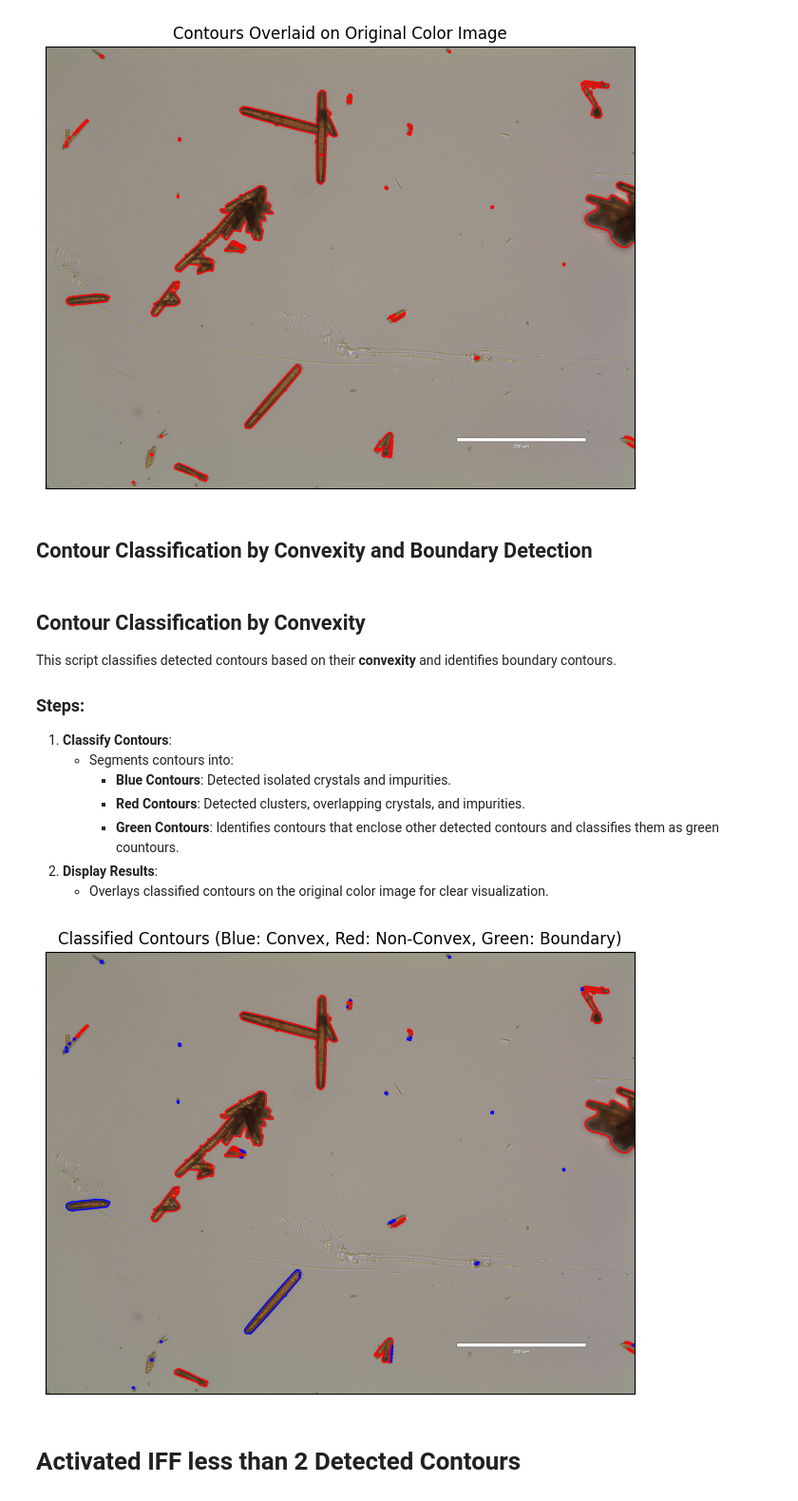
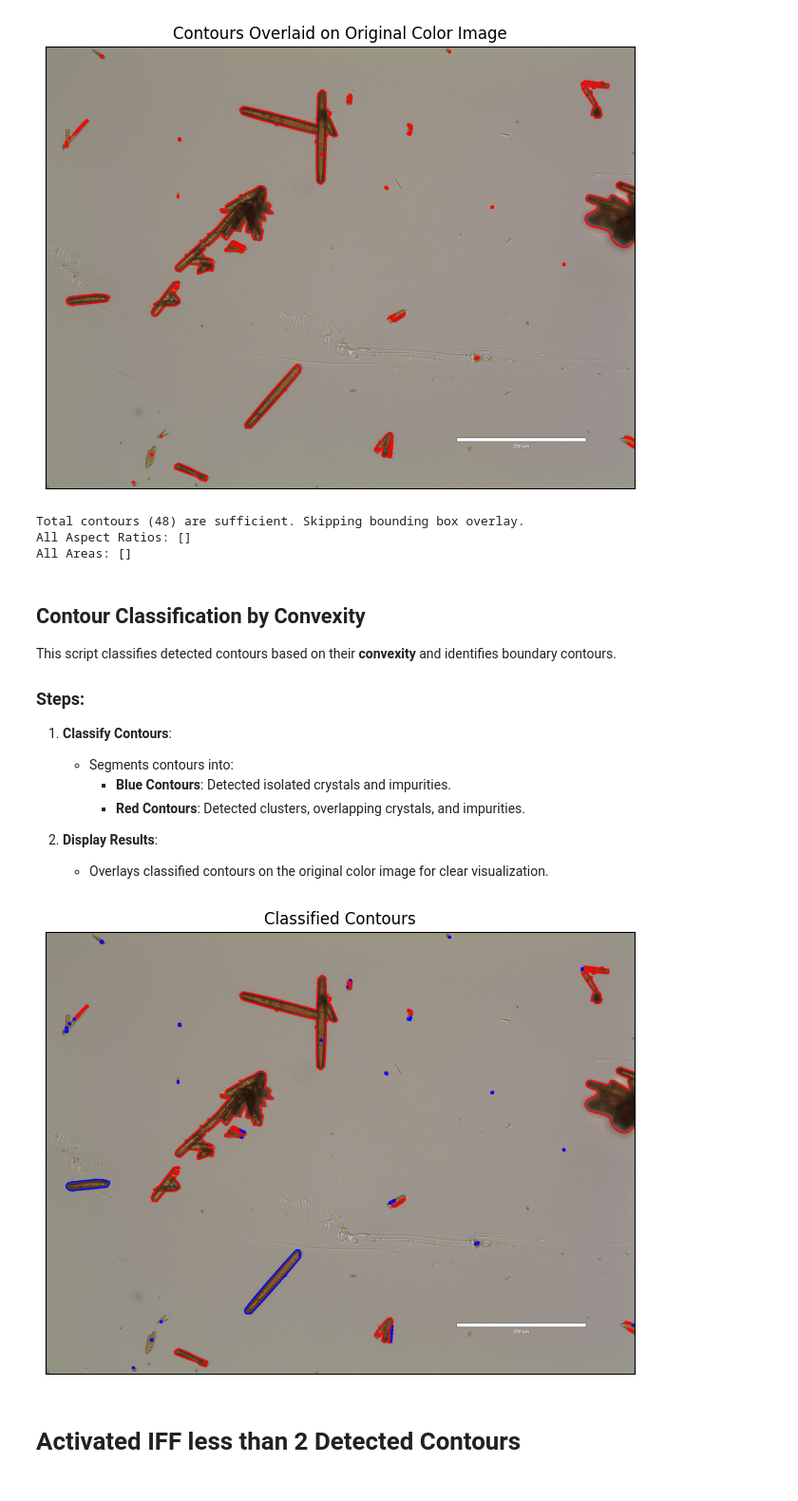
Before and after one commit to uwsunlab/Co-MOF, a Jupyter notebook: MOF_Project_DataAnalysis.ipynb, the cells around one changed output. Shown at 95% size. Drawn from its saved outputs; the diff is of its cells as text; code cells hidden in the pictures.

```diff
--- a/MOF_Project_DataAnalysis.ipynb
+++ b/MOF_Project_DataAnalysis.ipynb
@@ -22,7 +22,7 @@ from co_mof import load_rgb_image, grayscale_image, apply_rc_thresholding
 # TODO: use script to pull in dataset
 
 # image_path = 'dataset/assets/images/EXP8(SolventVolumes-II-PipetteRepeat)/EXP8COND11II/EXP8_EVOS_20X_001.tif'
-image_path = '/Users/kchong99/Co-MOF/examples/images/EXP1_EVOS_20X_031.tif'
+image_path = 'examples/images/EXP1_EVOS_20X_031.tif'
 
 # Load and preprocess the image
 image = load_rgb_image(image_path)
@@ -139,8 +139,22 @@ from co_mof import display_contours_on_original_color
 display_contours_on_original_color(image, contours)
 # %% [output]
 [figure]
-# %% [markdown]
-## Contour Classification by Convexity and Boundary Detection
+# %%
+from co_mof import process_and_overlay_if_few_contours  # TODO: this looks like it should be broken up into filter & show fxns
+
+# Example Usage: (Run if it is too little, skip it)
+# Assuming `original_image`, `blue_contours`, `red_contours`, and `boundary_contours` are defined
+Isolated_Crystals_AR, Isolated_Crystals_Area = process_and_overlay_if_few_contours(
+    image, contours, length_per_pixel
+)
+
+# Output aspect ratios and areas
+print("All Aspect Ratios:", Isolated_Crystals_AR)
+print("All Areas:", Isolated_Crystals_Area)
+# %% [output]
+Total contours (48) are sufficient. Skipping bounding box overlay.
+All Aspect Ratios: []
+All Areas: []
 # %% [markdown]
 ## Contour Classification by Convexity
 
@@ -151,20 +165,20 @@ This script classifies detected contours based on their **convexity** and identi
    - Segments contours into:
      - **Blue Contours**: Detected isolated crystals and impurities.
      - **Red Contours**: Detected clusters, overlapping crystals, and impurities.
-     - **Green Contours**: Identifies contours that enclose other detected contours and classifies them as green countours.
+
 2. **Display Results**:
    - Overlays classified contours on the original color image for clear visualization.
 # %%
 from co_mof import classify_contours_by_convexity, display_classified_contours_on_original_color
 
 
 # Classify contours based on convexity and identify boundary contours
-blue_contours, red_contours, green_contours = classify_contours_by_convexity(image_gray.shape, contours)
+blue_contours, red_contours= classify_contours_by_convexity(image_gray.shape, contours)
 
 # Display the contours overlaid on the original color image, classified by convexity and boundary
-display_classified_contours_on_original_color(image, blue_contours, red_contours, green_contours)
+display_classified_contours_on_original_color(image, blue_contours, red_contours)
 # %% [output]
-[figure, old version]
+[figure, new version]
 # %% [markdown]
 # Activated IFF less than 2 Detected Contours
 # %% [markdown]
```
Also changed, not shown: parts of 17 cells of this notebook, 1 other file.
